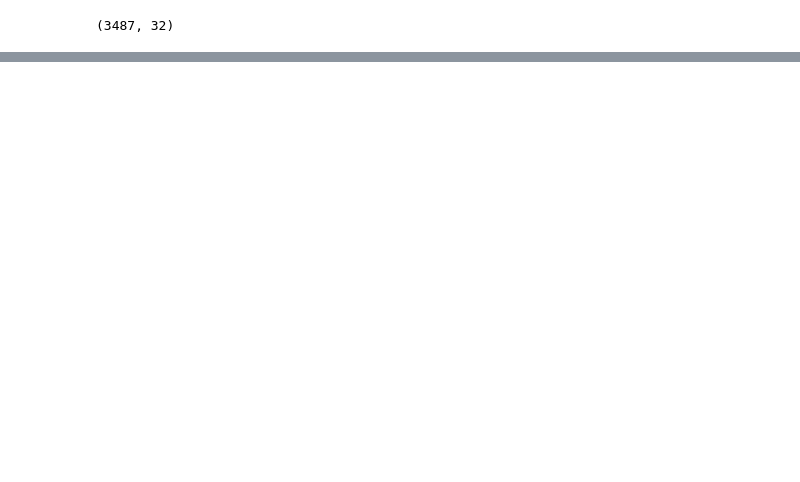
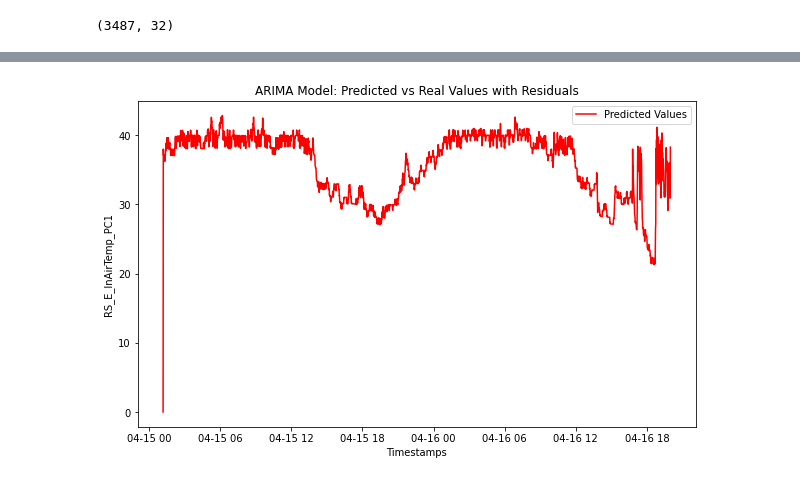
Before and after one commit to SnewZz/INFO-H423-Bigdata-project, a Jupyter notebook: univariate_arima_stats.ipynb, the cells around one changed output, grey strips where cells are left out. Saved outputs shown, nothing was run; the diff lists cells and outputs as text; code cells hidden in the pictures; blank space fills up the shorter version.

```diff
--- a/univariate_arima_stats.ipynb
+++ b/univariate_arima_stats.ipynb
@@ -90,0 +127,25 @@ new_traj1['anomaly'] = abs(new_traj1['residuals']) > threshold
+# %%
+# Plotting
+plt.figure(figsize=(10, 6))
+
+# Plotting the real values
+# plt.plot(new_traj2.index, new_traj2['RS_E_InAirTemp_PC1'], label='Real Values', color='blue')
+
+# Plotting the predicted values
+plt.plot(new_traj2.index, new_traj2['predictions'], label='Predicted Values', color='red')
+
+# Plotting the residuals (errors)
+# plt.plot(new_traj2.index, new_traj2['residuals'], label='Residuals', color='green')
+
+# Marking anomalies
+anomalies = new_traj2[new_traj2['anomaly']]
+# plt.scatter(anomalies.index, anomalies['RS_E_InAirTemp_PC1'], color='red', label='Anomalies')
+
+# Adding labels and legend
+plt.xlabel('Timestamps')
+plt.ylabel('RS_E_InAirTemp_PC1')
+plt.title('ARIMA Model: Predicted vs Real Values with Residuals')
+plt.legend()
+plt.show()
+# %% [output]
+[figure, added]
```
Also changed, not shown: parts of 12 cells of this notebook, 4 other files.
